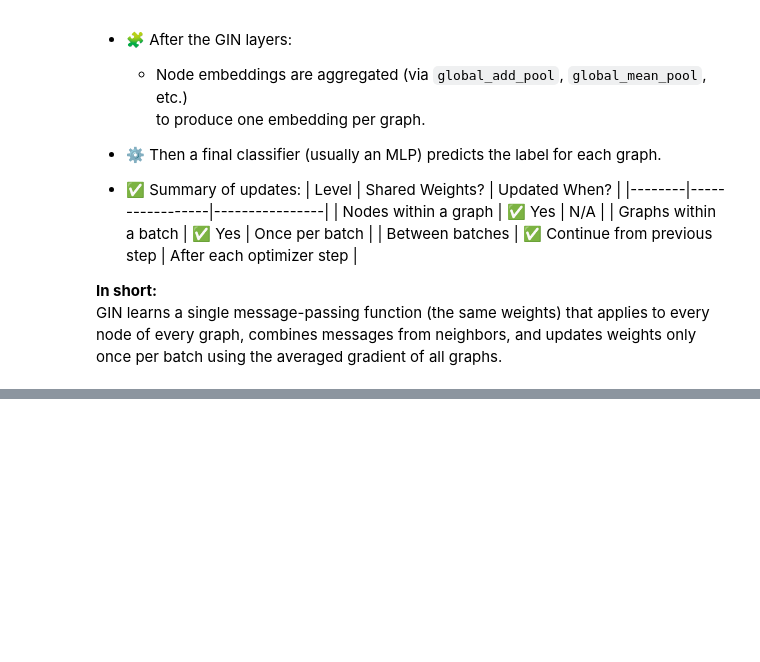
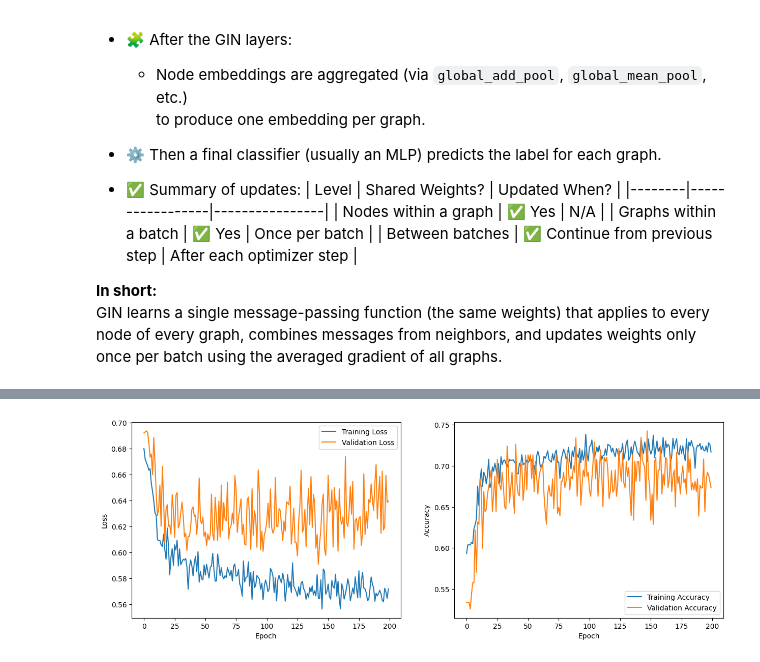
Before and after one commit to mjmousavi97/Graph-Neural-Networks, a Jupyter notebook: 09_Graph_classification/src/graph_classification.ipynb, the cells around one changed output, grey strips where cells are left out. Cells and saved outputs as stored; diff of their text form; code cells hidden in the pictures; blank space fills up the shorter version.

```diff
--- a/09_Graph_classification/src/graph_classification.ipynb
+++ b/09_Graph_classification/src/graph_classification.ipynb
@@ -230,0 +345,3 @@ class GIN(nn.Module):
+# %%
+model_gcn = GCN(dim_h=32, dataset=dataset)
+total_loss_list, acc_list, val_loss_list, val_acc_list = model_gcn.fit(train_loader, val_loader, epochs=200)
@@ -230,0 +366,21 @@ class GIN(nn.Module):
+# %%
+import matplotlib.pyplot as plt
+
+plt.figure(figsize=(15, 5))
+plt.subplot(1, 2, 1)
+plt.plot(total_loss_list, label='Training Loss')
+plt.plot(val_loss_list, label='Validation Loss')
+plt.xlabel('Epoch')
+plt.ylabel('Loss')
+plt.legend()
+
+plt.subplot(1, 2, 2)
+plt.plot(acc_list, label='Training Accuracy')
+plt.plot(val_acc_list, label='Validation Accuracy')
+plt.xlabel('Epoch')
+plt.ylabel('Accuracy')
+
+plt.legend()
+plt.show()
+# %% [output]
+[figure, added]
```
Also changed, not shown: parts of 11 cells of this notebook.
